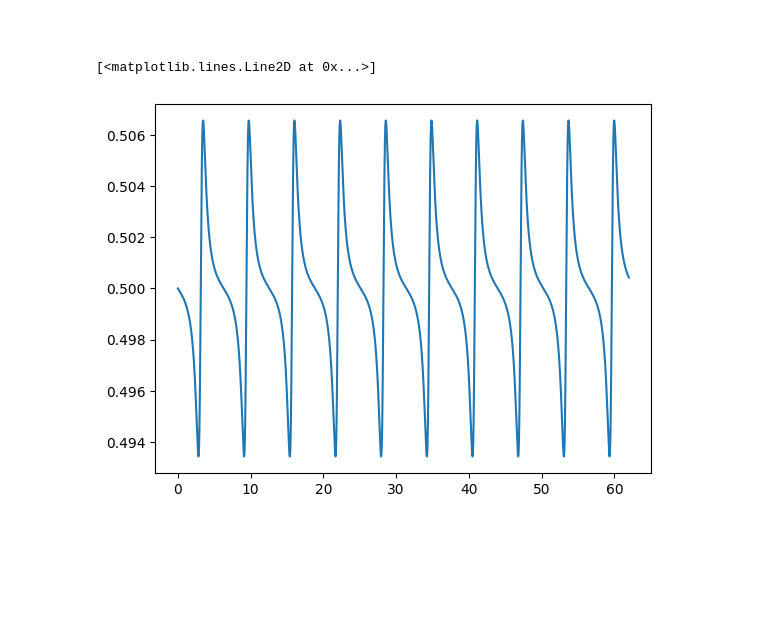
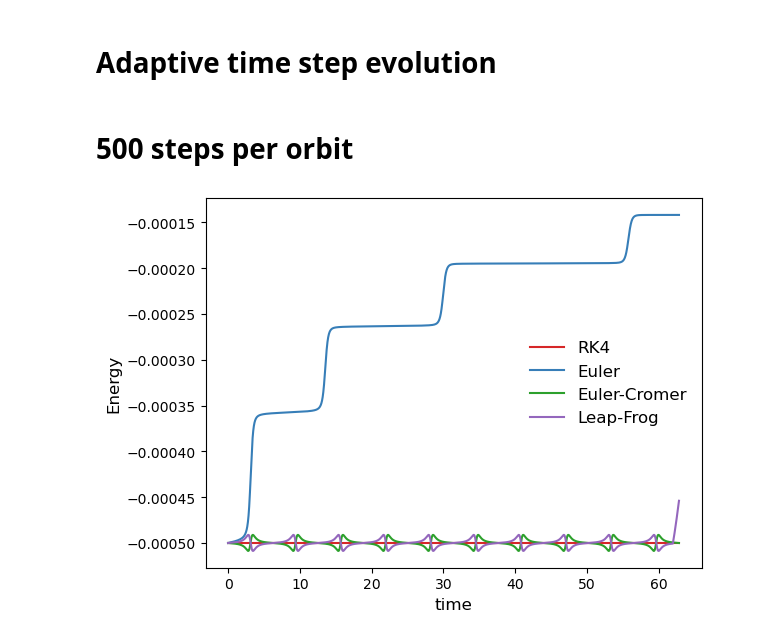
Before and after one commit to piscimarta/Chaos, a Jupyter notebook: main2.ipynb, the cells around one changed output. Cells and saved outputs as stored; diff of their text form; code cells hidden in the pictures; blank space fills up the shorter version.

Commit message:
(almost) final version of plots for problem 2

```diff
--- a/main2.ipynb
+++ b/main2.ipynb
@@ -43,2 +49,2 @@ plt.plot(test.x2, test.y2)
-# %% [markdown]
-#
+# %% [markdown]
+# Adaptive time step evolution
@@ -44,0 +101,2 @@ plt.plot(test.x2, test.y2)
+# %% [markdown]
+# 500 steps per orbit
@@ -45,7 +131,25 @@ plt.plot(test.x2, test.y2)
 # %%
-#plt.plot(test.t, np.log10( np.abs( (test.E-test.E[0])/test.E[0] ) )    )
-plt.plot(test.t, test.e)
-#plt.plot(test.t, test.E)
+## Plotting Energy
+
+#RK4
+plt.plot(RK4_500.t, RK4_500.E,  label='RK4', color = cmap6(3))
+
+#Euler
+plt.plot(Euler_500.t, Euler_500.E, label='Euler',color = cmap2(1))
+
+#Euler Cromer
+plt.plot(EC_500.t, EC_500.E, label='Euler-Cromer', color = cmap7(4))
+
+#Leap.frog
+plt.plot(LF_500.t, LF_500.E, label='Leap-Frog', color = cmap6(4))
+
+
+# plot design
+plt.xlabel('time',fontsize = 12)
+plt.ylabel('Energy', fontsize = 12)
+plt.legend(fancybox= True, framealpha=0, fontsize= 12, loc='center right')
+
+
+plt.savefig("nonadaptive_Energy.pdf")
 # %% [output]
-[<matplotlib.lines.Line2D at 0x...>]
-[figure, old version]
+[figure, new version]
```
Also changed, not shown: parts of 19 cells of this notebook.
